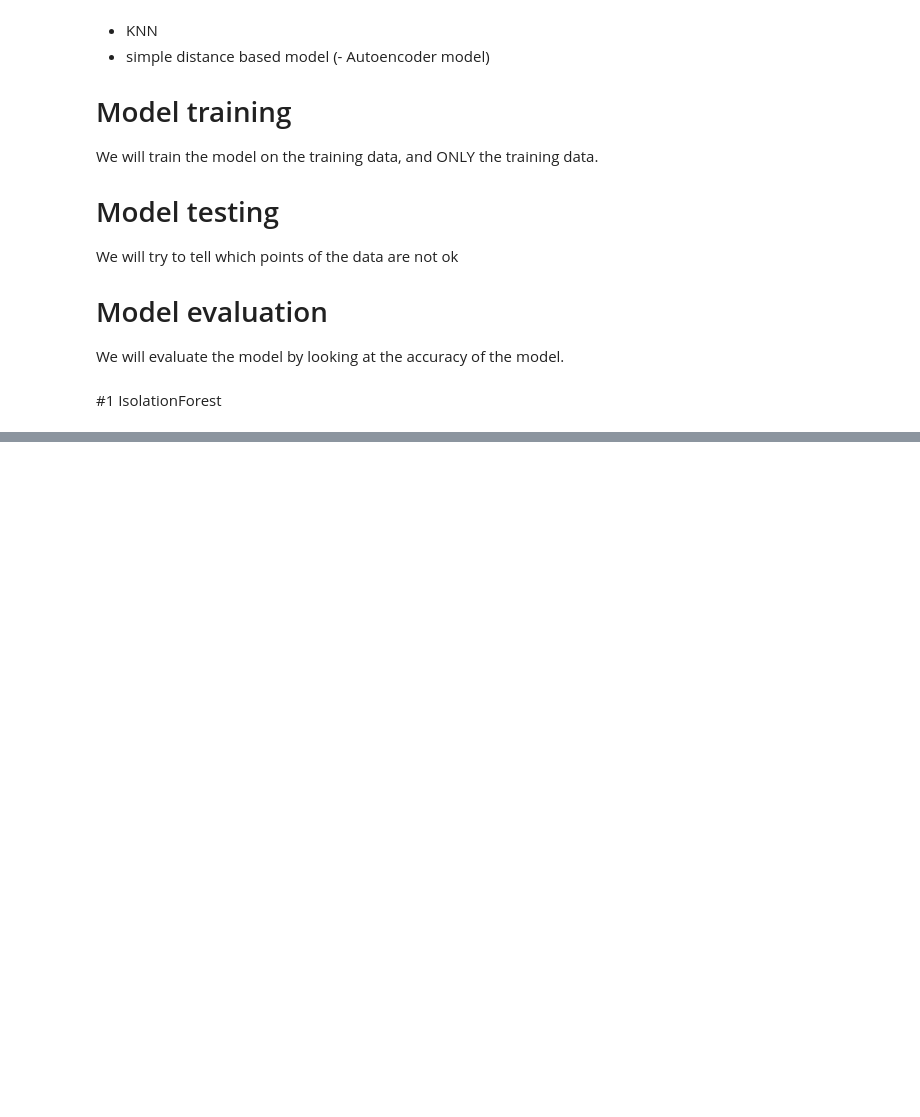
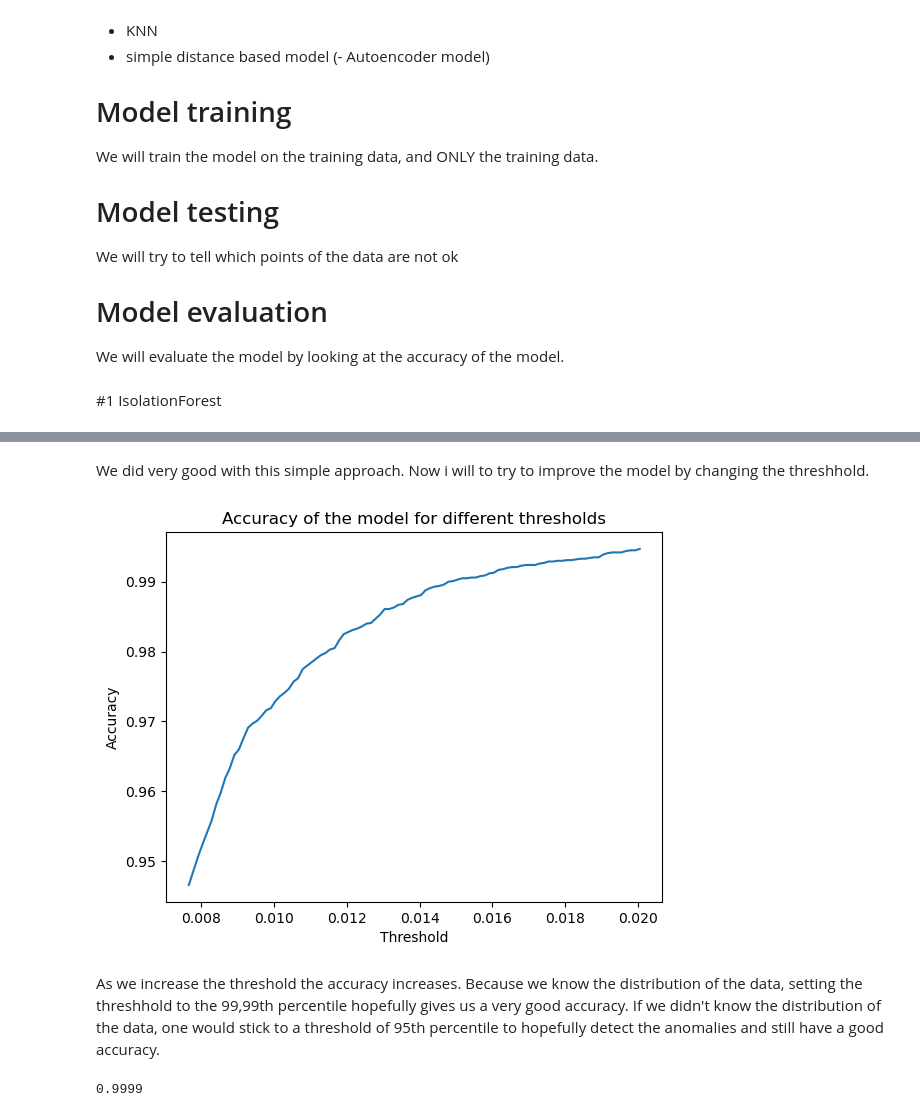
Before and after one commit to superhero2000/IAV-Aufgabe, a Jupyter notebook: test_task-1/task.ipynb, the cells around one changed output, grey strips where cells are left out. Drawn from its saved outputs; the diff is of its cells as text; code cells hidden in the pictures; blank space fills up the shorter version.

```diff
--- a/test_task-1/task.ipynb
+++ b/test_task-1/task.ipynb
@@ -67,0 +160,39 @@ We will evaluate the model by looking at the accuracy of the model.
+# %% [markdown]
+We did very good with this simple approach. Now i will to try to improve the model by changing the threshhold.
+# %%
+threshhold_list = np.linspace(np.percentile(min_dist_list, 90), np.percentile(min_dist_list, 99), 100)
+
+accuracy_list = []
+for threshold in threshhold_list:
+    labels = []
+    for point in X_test:
+        min_dist = np.min(np.linalg.norm(X_train - point, axis=1))
+        if min_dist <= threshold:
+            labels.append(1)
+        else:
+            labels.append(-1)
+    accuracy_list.append(accuracy_score(test_ground_truth, labels))
+
+plt.plot(threshhold_list, accuracy_list)
+plt.title("Accuracy of the model for different thresholds")
+plt.xlabel("Threshold")
+plt.ylabel("Accuracy")
+plt.show()
+# %% [output]
+[figure, added]
+# %% [markdown]
+As we increase the threshold the accuracy increases. Because we know the distribution of the data, setting the threshhold to the 99,99th percentile hopefully gives us a very good accuracy.
+If we didn't know the distribution of the data, one would stick to a threshold of 95th percentile to hopefully detect the anomalies and still have a good accuracy.
+# %%
+threshold = np.percentile(min_dist_list, 99.99)
+labels = []
+for point in X_test:
+    min_dist = np.min(np.linalg.norm(X_train - point, axis=1))
+    if min_dist <= threshold:
+        labels.append(1)
+    else:
+        labels.append(-1)
+
+accuracy_score(test_ground_truth, labels)
+# %% [output]
+0.9999
```
Also changed, not shown: parts of 12 cells of this notebook.
